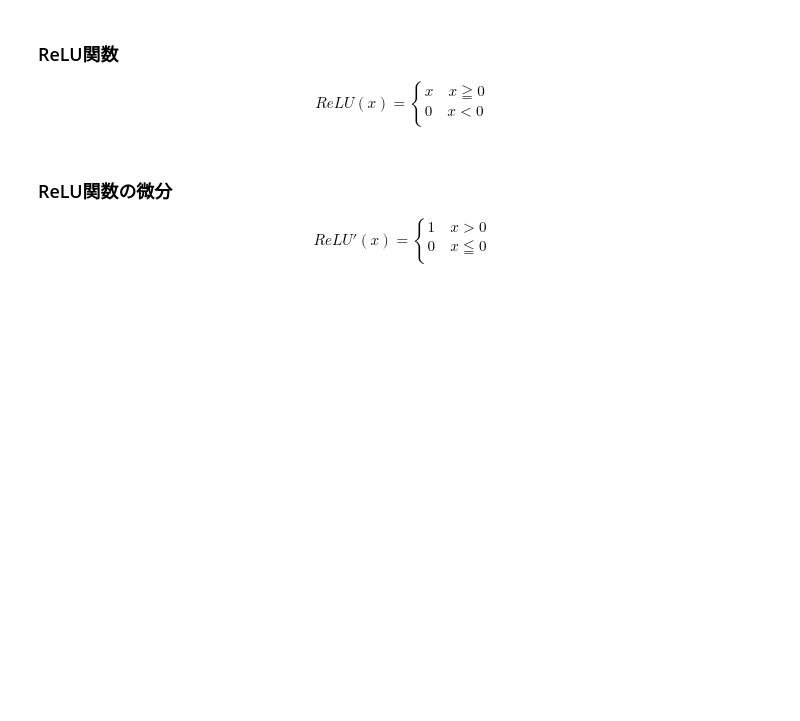
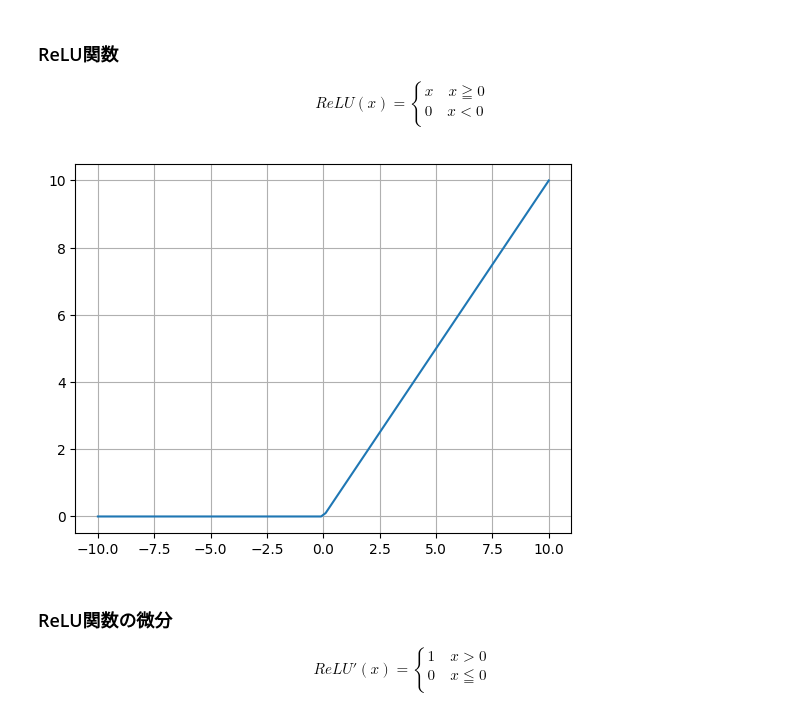
Before and after one commit to yamajunn/AI_Implementation, a Jupyter notebook: neural_networks_video.ipynb, the cells around one changed output. Cells and saved outputs as stored; diff of their text form; code cells hidden in the pictures; blank space fills up the shorter version.

```diff
--- a/neural_networks_video.ipynb
+++ b/neural_networks_video.ipynb
@@ -32,6 +53,14 @@ $$
 # %%
 def relu(x):
     return max(0, x)
+# %%
+y = [relu(xi) for xi in x]
+
+plt.plot(x, y)
+plt.grid(True)
+plt.show()
+# %% [output]
+[figure, added]
 # %% [markdown]
 ### ReLU関数の微分
 $$ReLU'(x) =
```
Also changed, not shown: parts of 9 cells of this notebook.
